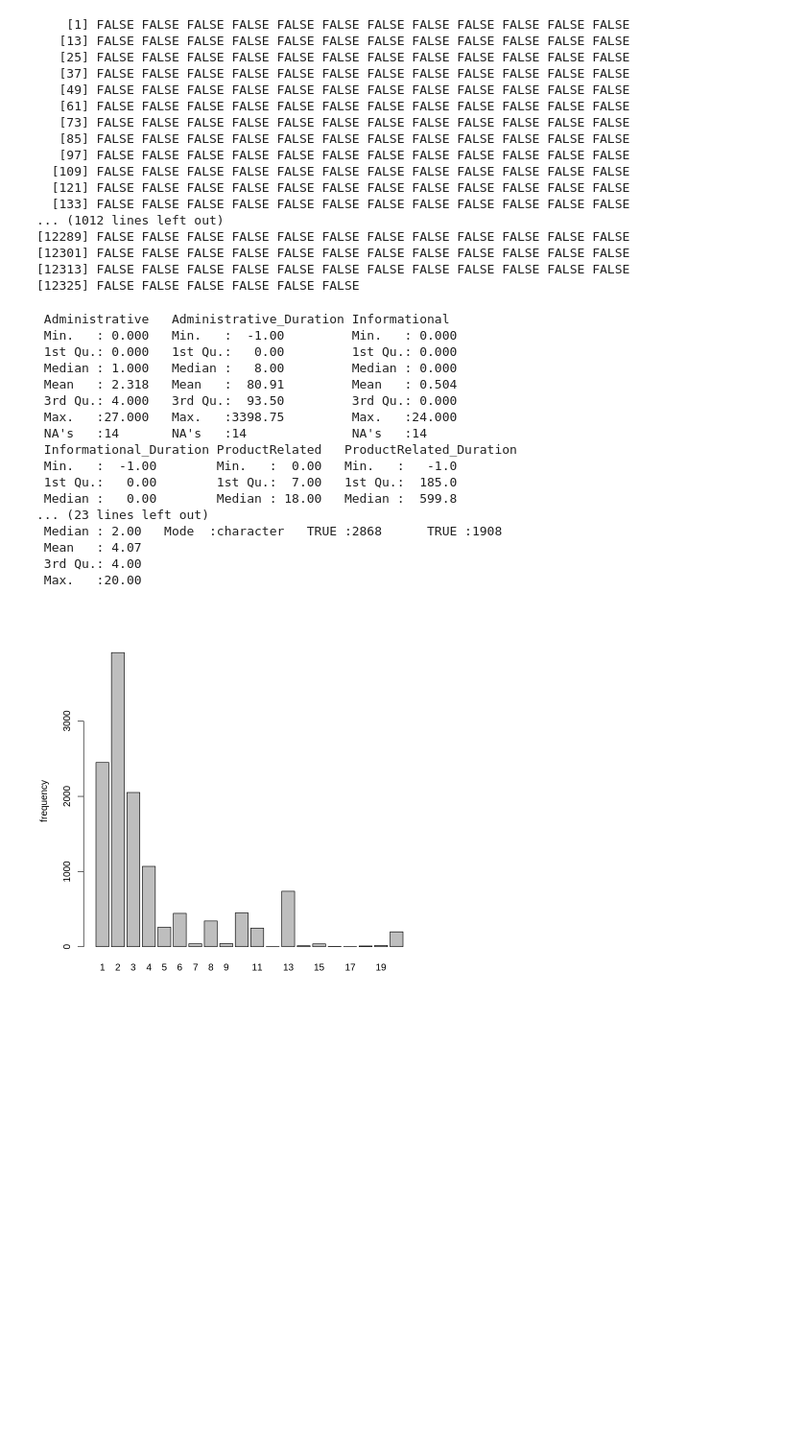
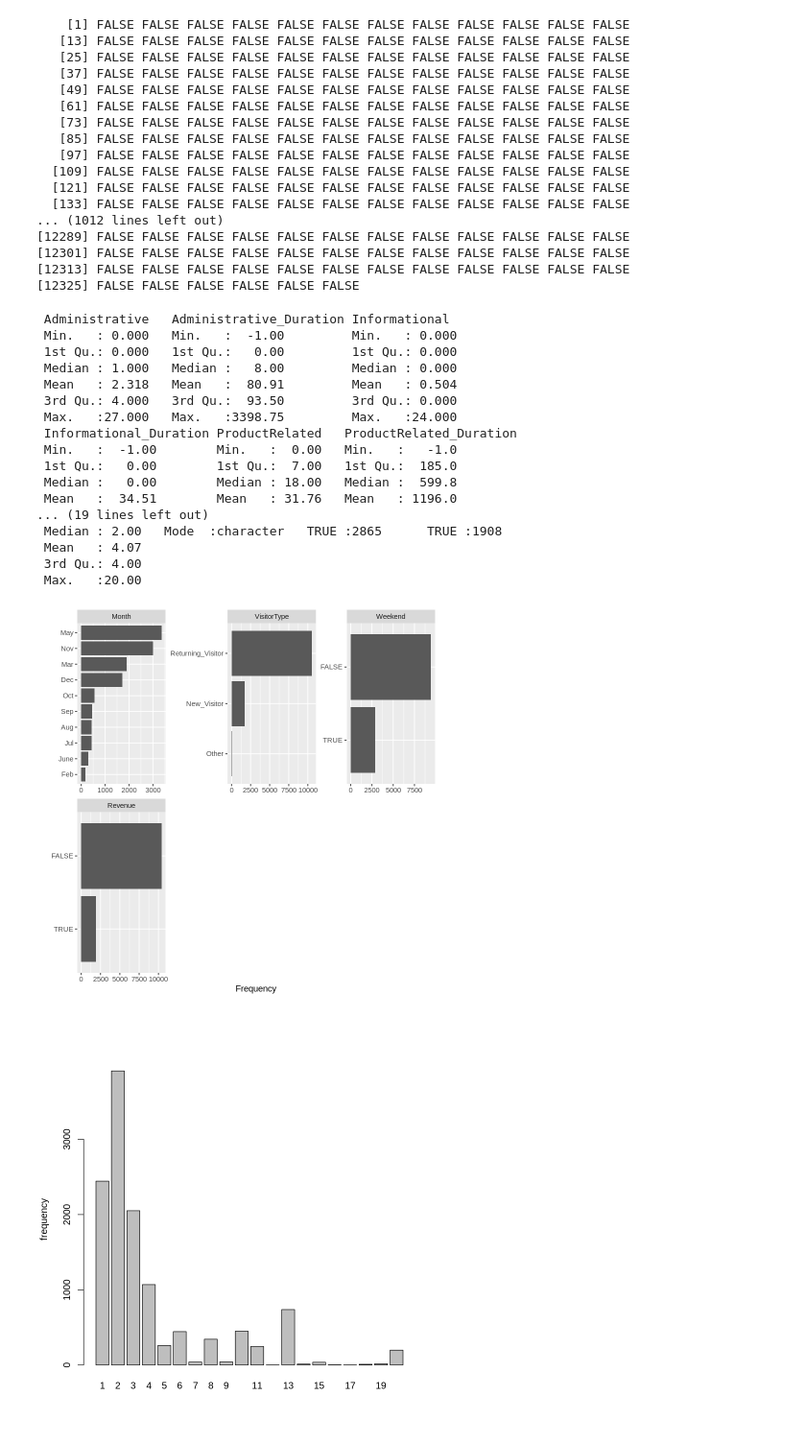
Before and after one commit to franciskingk/Classification-with-R, a Jupyter notebook: Classification_with_R.ipynb, the cells around one changed output. Shown at 96% size. Cells and saved outputs as stored; diff of their text form; code cells hidden in the pictures; blank space fills up the shorter version.

```diff
--- a/Classification_with_R.ipynb
+++ b/Classification_with_R.ipynb
@@ -162,7 +155,7 @@ duplicated(df)
 [12325] FALSE FALSE FALSE FALSE FALSE FALSE
 # %%
 # summary of the numeric columns
-summary(df)
+summary(df1)
 # %% [output]
  Administrative   Administrative_Duration Informational
  Min.   : 0.000   Min.   :  -1.00         Min.   : 0.000
@@ -171,15 +164,20 @@ summary(df)
  Mean   : 2.318   Mean   :  80.91         Mean   : 0.504
  3rd Qu.: 4.000   3rd Qu.:  93.50         3rd Qu.: 0.000
  Max.   :27.000   Max.   :3398.75         Max.   :24.000
- NA's   :14       NA's   :14              NA's   :14
  Informational_Duration ProductRelated   ProductRelated_Duration
  Min.   :  -1.00        Min.   :  0.00   Min.   :   -1.0
  1st Qu.:   0.00        1st Qu.:  7.00   1st Qu.:  185.0
  Median :   0.00        Median : 18.00   Median :  599.8
-... (23 lines left out)
- Median : 2.00   Mode  :character   TRUE :2868      TRUE :1908
+ Mean   :  34.51        Mean   : 31.76   Mean   : 1196.0
+... (19 lines left out)
+ Median : 2.00   Mode  :character   TRUE :2865      TRUE :1908
  Mean   : 4.07
  3rd Qu.: 4.00
  Max.   :20.00
+# %%
+# Plotting to see the distribution of the dataset
+plot_bar(df1)
+# %% [output]
+[figure, added]
 # %%
 # plotting to see distribution of traffic type
```
Also changed, not shown: parts of 22 cells of this notebook.
